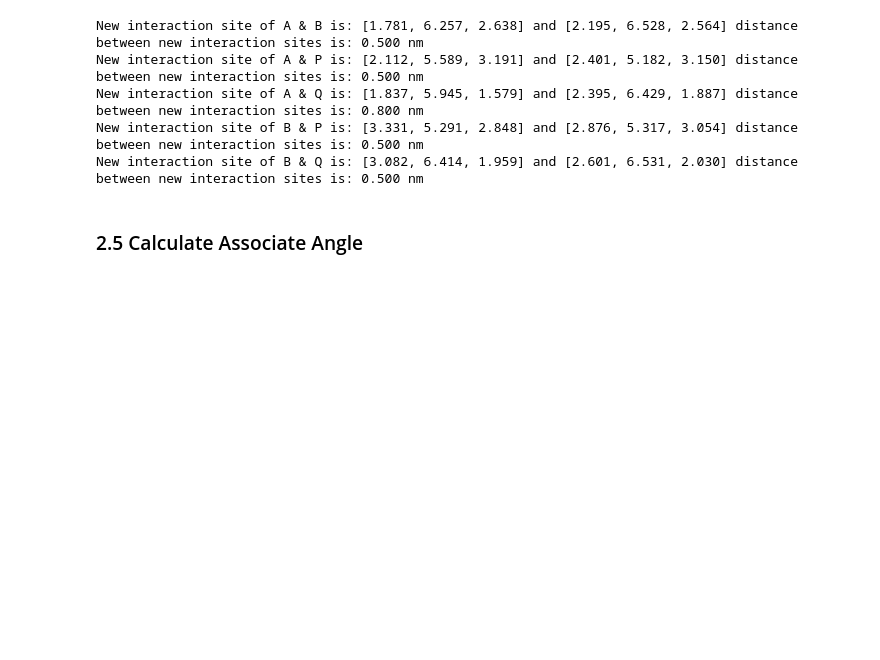
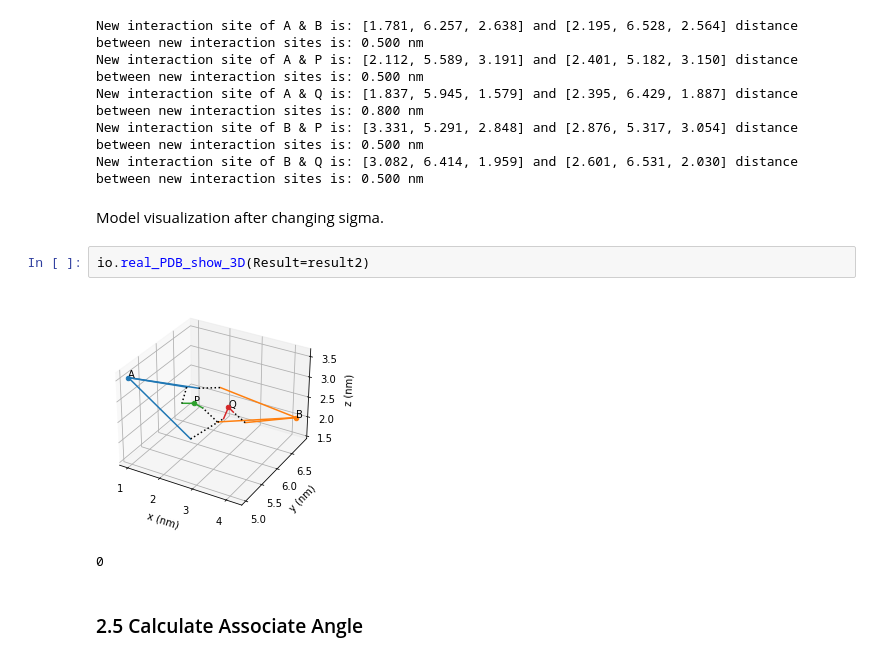
Before and after one commit to jonathanfischer97/ionerdss, a Jupyter notebook: Tutorial/RealRealPDBTutorial/ReadRealPDBTutorial.ipynb, the cells around one changed output. Cells and saved outputs as stored; diff of their text form; blank space fills up the shorter version.

```diff
--- a/Tutorial/RealRealPDBTutorial/ReadRealPDBTutorial.ipynb
+++ b/Tutorial/RealRealPDBTutorial/ReadRealPDBTutorial.ipynb
@@ -79,6 +82,13 @@ New interaction site of A & P is: [2.112, 5.589, 3.191] and [2.401, 5.182, 3.150
 New interaction site of A & Q is: [1.837, 5.945, 1.579] and [2.395, 6.429, 1.887] distance between new interaction sites is: 0.800 nm
 New interaction site of B & P is: [3.331, 5.291, 2.848] and [2.876, 5.317, 3.054] distance between new interaction sites is: 0.500 nm
 New interaction site of B & Q is: [3.082, 6.414, 1.959] and [2.601, 6.531, 2.030] distance between new interaction sites is: 0.500 nm
+# %% [markdown]
+Model visualization after changing sigma.
+# %%
+io.real_PDB_show_3D(Result=result2)
+# %% [output]
+[figure, added]
+0
 # %% [markdown]
 ### 2.5 Calculate Associate Angle
 # %% [markdown]
```
Also changed, not shown: parts of 6 cells of this notebook, 12 other files.
